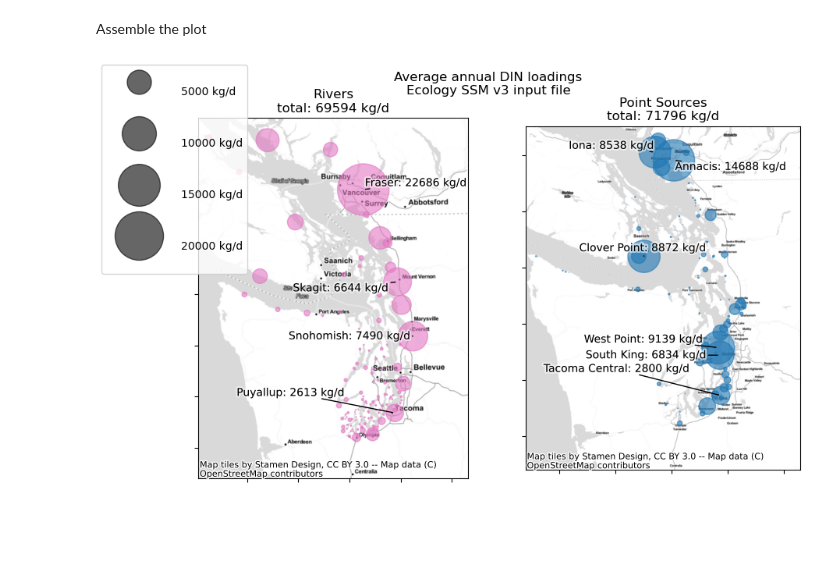
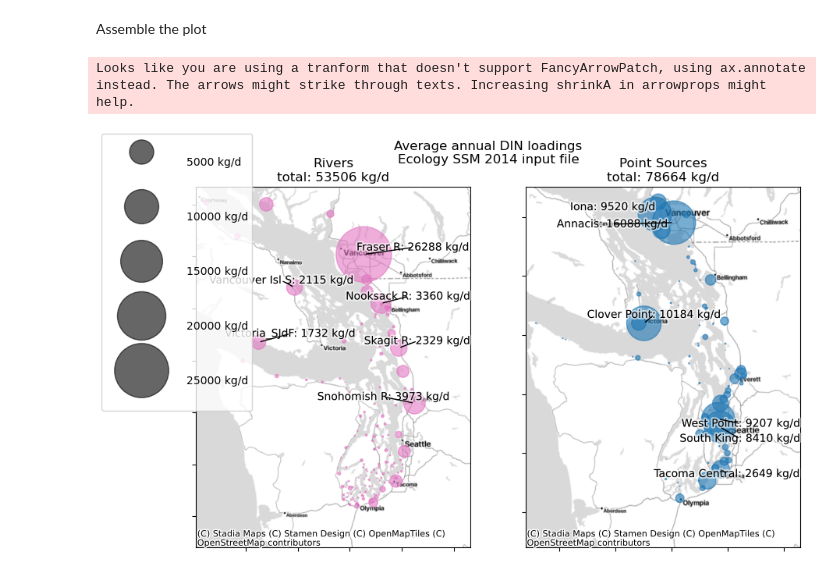
Before and after one commit to bedaro/ssm-analysis, a Jupyter notebook: input_files/PntLoadings.ipynb, the cells around one changed output. Saved outputs shown, nothing was run; the diff lists cells and outputs as text; code cells hidden in the pictures; blank space fills up the shorter version.

Commit message:
New PntLoadings that can read a raw .dat or a Excel

```diff
--- a/input_files/PntLoadings.ipynb
+++ b/input_files/PntLoadings.ipynb
@@ -50,4 +40,9 @@ from fvcom.grid import FvcomGrid
 Initialize some helper objects, the grid and the data file
 # %%
 grid = FvcomGrid.from_mesh(ssm_grid_file)
-pnt_data = Dataset(ssm_pnt_nc)
+if ssm_pnt_type == 'excel':
+    pnt_data = read_data(ssm_pnt_file)
+else:
+    with open(ssm_pnt_file) as f:
+        pnt_data, *junk = read_dat_file(f, pd.Timestamp(start_date), num_statevars=num_statevars)
+pnt_data['nodes'].head()
@@ -120,3 +99,6 @@ pntsrcs = build_loadings_gdf(pntsrc_idxs, pntsrc_coords, ls)
+# %%
+rivers = src_df.loc[src_df['Type'] == 'River'].copy()
+pntsrcs = src_df.loc[src_df['Type'] == 'Point Source'].copy()
 # %% [markdown]
 Assemble the plot
 # %%
@@ -124,46 +106,54 @@ fig, axs = plt.subplots(1, 2, figsize=(10,6))
 
 def do_plot(ax, gdf, color, title):
     scatter = ax.scatter(gdf['geometry'].x, gdf['geometry'].y,
-                         alpha=0.6, color=color, s=gdf['loading']/10)
+                         alpha=0.6, color=color, s=gdf['Loading']/10)
     xmin, xmax, ymin, ymax = ax.axis()
-    ax.set(title=f"{title}\ntotal: {gdf['loading'].sum():.0f} kg/d",
+    ax.set(title=f"{title}\ntotal: {gdf['Loading'].sum():.0f} {unit}",
            xbound=(xmin, xmax + 0.2 * (xmax - xmin)),
            ybound=(5170000, None), xticklabels=(), yticklabels=()
           )
+    top6 = gdf.sort_values('Loading', ascending=False).iloc[:6]
+    gdf.loc[top6.index, 'Label'] = top6['Name']
     texts = []
-    for i,row in gdf.dropna(subset='label').iterrows():
+    for i,row in gdf.dropna(subset='Label').iterrows():
         texts.append(
-            ax.annotate(f"{row['label']}: {row['loading']:.0f} kg/d",
+            ax.annotate(f"{row['Label']}: {row['Loading']:.0f} {unit}",
                         xy=(row['geometry'].x, row['geometry'].y),
                         ha='center', va='center', path_effects=[
                             pe.withStroke(linewidth=3, foreground='white',
                                           alpha=0.6)
                         ]))
     adjust_text(texts, gdf['geometry'].x.to_numpy(), gdf['geometry'].y.to_numpy(),
                 force_points=(0.4, 1),
                 ax=ax, arrowprops=dict(arrowstyle='-'))
-    cx.add_basemap(ax, crs=gdf.crs, source=cx.providers.Stamen.TonerLite)
-    return scatter
+    tileset = cx.providers.Stadia.StamenTonerLite
+    tileset['url'] = 'https://tiles.stadiamaps.com/tiles/stamen_toner_lite/{z}/{x}/{y}{r}.png?api_key=' + API_KEYS['stadia']
+    cx.add_basemap(ax, crs=gdf.crs, source=tileset)
+    return scatter, top6.index
 
-rivers_coll = do_plot(axs[0], rivers, 'tab:pink', 'Rivers')
-pntsrcs_coll = do_plot(axs[1], pntsrcs, 'tab:blue', 'Point Sources')
+rivers_coll, top_rivers = do_plot(axs[0], rivers, 'tab:pink', 'Rivers')
+pntsrcs_coll, top_pntsrcs = do_plot(axs[1], pntsrcs, 'tab:blue', 'Point Sources')
 # See https://stackoverflow.com/a/76212772/413862
 all_scatters = PathCollection(rivers_coll.get_paths() + pntsrcs_coll.get_paths(),
                               np.concatenate((rivers_coll.get_sizes(),
                                               pntsrcs_coll.get_sizes()))
                              )
 handles, labels = all_scatters.legend_elements(prop="sizes", num=6, alpha=0.6,
                                                func=lambda s: s * 10,
-                                               fmt='{x:.0f} kg/d')
-legend_rows = np.sqrt(max(rivers['loading'].max(),
-                              pntsrcs['loading'].max()) / 600)
+                                               fmt='{x:.0f} %s' % unit)
+legend_rows = np.sqrt(max(rivers['Loading'].max(),
+                              pntsrcs['Loading'].max()) / 600)
 fig.legend(handles, labels, loc='upper left',
            handlelength=legend_rows, handleheight=legend_rows
           )
 
 fig.suptitle(f"Average annual {constituents_label} loadings\n{source_name}")
 
-run_name = '.'.join(path.basename(ssm_pnt_nc).split('.')[:-1])
+run_name = '.'.join(path.basename(ssm_pnt_file).split('.')[:-1])
 fig.savefig(f"notebook_outs/loadings_{run_name}_{constituents_label}.png")
+with pd.ExcelWriter(f"notebook_outs/loadings_{run_name}_{constituents_label}.xlsx") as writer:
+    rivers.to_excel(writer, sheet_name='Rivers')
+    pntsrcs.to_excel(writer, sheet_name='Point Sources')
 # %% [output]
+Looks like you are using a tranform that doesn't support FancyArrowPatch, using ax.annotate instead. The arrows might strike through texts. Increasing shrinkA in arrowprops might help.
-[figure, old version]
+[figure, new version]
```
Also changed, not shown: parts of 13 cells of this notebook.
